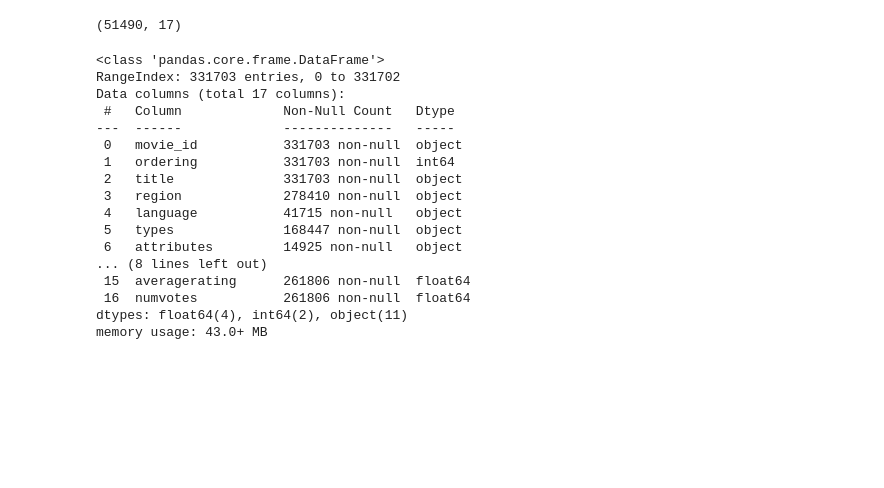
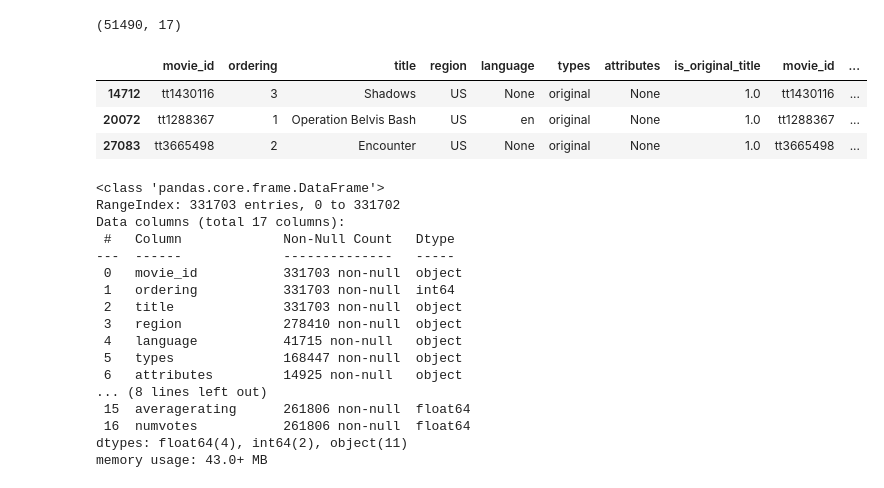
Before and after one commit to ImMaxRoss/Movie_Project, a Jupyter notebook: Anats_Code.ipynb, the cells around one changed output. Drawn from its saved outputs; the diff is of its cells as text; code cells hidden in the pictures; blank space fills up the shorter version.

```diff
--- a/Anats_Code.ipynb
+++ b/Anats_Code.ipynb
@@ -172,6 +172,13 @@ sql_df_US
 sql_df_US.shape
 # %% [output]
 (51490, 17)
+# %%
+sql_df_US.loc[sql_df_US['is_original_title'] == 1]
+# %% [output]
+|  | movie_id | ordering | title | region | language | types | attributes | is_original_title | movie_id | ... |
+| 14712 | tt1430116 | 3 | Shadows | US | None | original | None | 1.0 | tt1430116 | ... |
+| 20072 | tt1288367 | 1 | Operation Belvis Bash | US | en | original | None | 1.0 | tt1288367 | ... |
+| 27083 | tt3665498 | 2 | Encounter | US | None | original | None | 1.0 | tt3665498 | ... |
 # %%
 sql_df_US.info() ##noting here lots of nulls in languge and a good numnber in the region as well.
 # %% [output]
```
